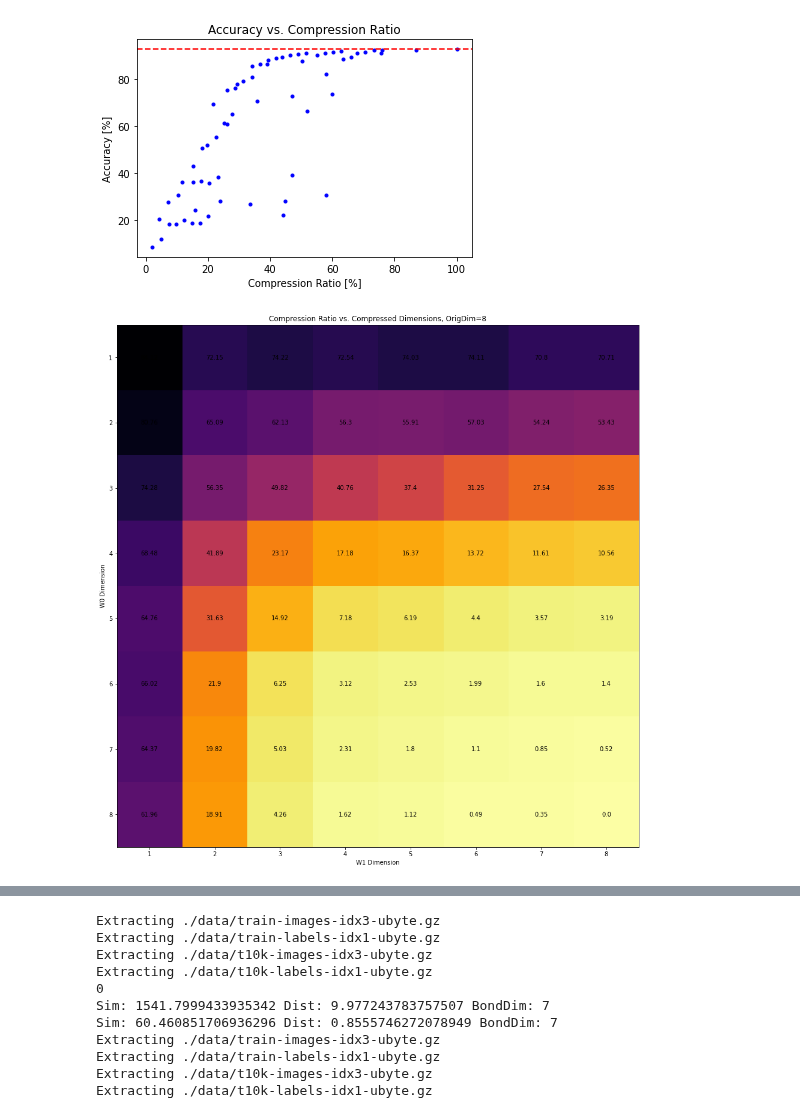
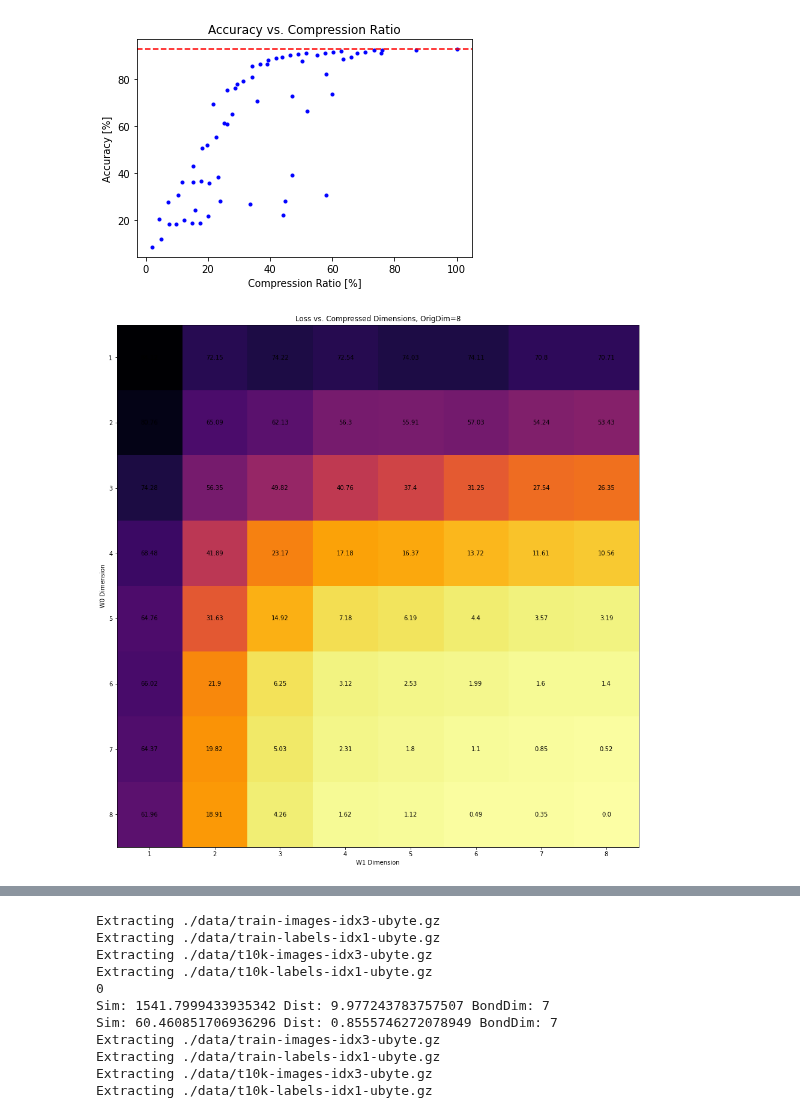
Before and after one commit to aaronleesander/DMRG-inspired-Algorithms-for-Neural-Network-Compression, a Jupyter notebook: DMRG/FC2_Single_Model.ipynb, the cells around one changed output, grey strips where cells are left out. Saved outputs shown, nothing was run; the diff lists cells and outputs as text; code cells hidden in the pictures.

Commit message:
modified LeNet5 from accuracy to loss partly

```diff
--- a/DMRG/FC2_Single_Model.ipynb
+++ b/DMRG/FC2_Single_Model.ipynb
@@ -190,9 +190,9 @@ for W0_dim in range(1, len(compressed_MPS_0)+1):
     #plt.axhline(threshold, color='r', linestyle='--')
     #plt.legend(loc='center right', bbox_to_anchor=(1, 0.5))
     plt.legend()
-    plt.title('Accuracy vs. Compressed Dimension, OrigDim=%d' %(len(compressed_MPS_0)))
+    plt.title('Loss vs. Compressed Dimension, OrigDim=%d' %(len(compressed_MPS_0)))
     plt.xlabel('Compressed Dimension W1')
-    plt.ylabel('Accuracy [%]')
+    plt.ylabel('Loss [%]')
 # %% [output]
 Extracting ./data/train-images-idx3-ubyte.gz
 Extracting ./data/train-labels-idx1-ubyte.gz
@@ -238,9 +238,9 @@ for W1_dim in range(1, len(compressed_MPS_1)+1):
     #plt.legend(loc='center right', bbox_to_anchor=(1, 0.5))
     #plt.axhline(threshold, color='r', linestyle='--')
     plt.legend()
-    plt.title('Accuracy vs. Compressed Dimension, OrigDim=%d' %(len(compressed_MPS_1)+1))
+    plt.title('Loss vs. Compressed Dimension, OrigDim=%d' %(len(compressed_MPS_1)+1))
     plt.xlabel('Compressed Dimension W0')
-    plt.ylabel('Accuracy [%]')
+    plt.ylabel('Loss [%]')
 # %% [output]
 Extracting ./data/train-images-idx3-ubyte.gz
 Extracting ./data/train-labels-idx1-ubyte.gz
@@ -372,26 +372,26 @@ plt.axhline(acc_orig, color='r', linestyle='--')
 # %%
 ### Plotting
 loss_plot = loss[:]
 #loss_plot[loss > threshold] = 100
 plt.figure(figsize = (16,16))
 plt.imshow(loss, cmap='inferno_r')
 
 plt.xticks(np.arange(len(compressed_MPS_0)), labels=np.arange(1, len(compressed_MPS_0)+1))
 plt.yticks(np.arange(len(compressed_MPS_1)), labels=np.arange(1, len(compressed_MPS_1)+1))
 plt.xlabel(np.arange(1, len(compressed_MPS_0)+1))
 plt.ylabel(np.arange(1, len(compressed_MPS_1)+1))
 
 plt.xlabel('W1 Dimension')
 plt.ylabel('W0 Dimension')
-plt.title('Compression Ratio vs. Compressed Dimensions, OrigDim=%d' % D)
+plt.title('Loss vs. Compressed Dimensions, OrigDim=%d' % D)
 
 # Loop over data dimensions and create text annotations.
 for i in range(len(compressed_MPS_0)):
     for j in range(len(compressed_MPS_1)):
         text = plt.text(j, i, np.round(loss[i][j], 2),
                        ha="center", va="center", color="k")
 # %% [output]
-[figure, old version]
+[figure, new version]
 # %%
 ### Plotting
 plt.figure(figsize = (16,16))
```
Also changed, not shown: parts of 4 cells of this notebook, 5 other files.
